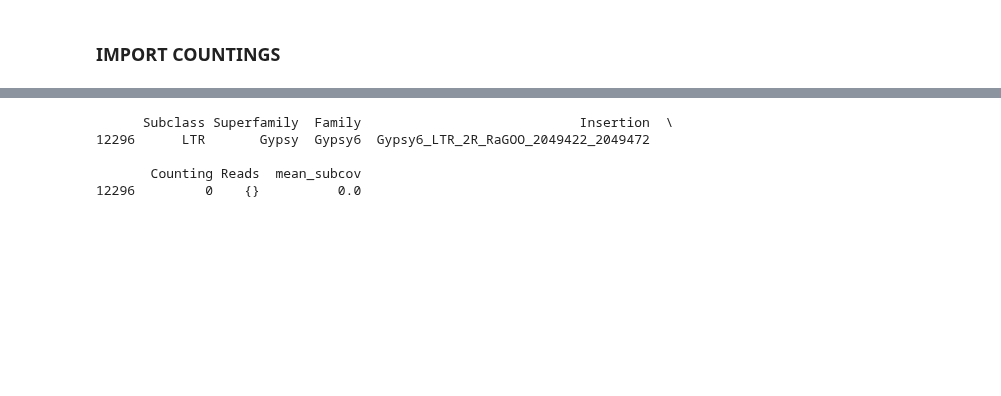
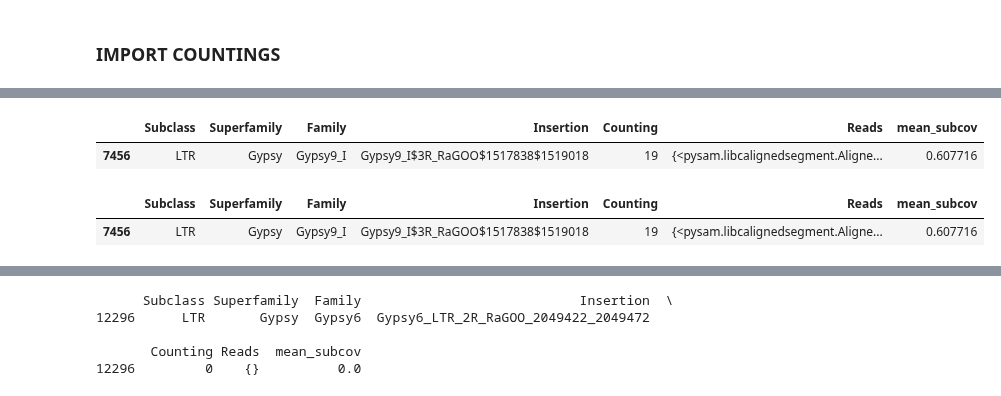
Before and after one commit to EricAmren/TE_LR_RNAseq, a Jupyter notebook: TE_LR_RNAseq_notebook.ipynb, the cells around one changed output, grey strips where cells are left out. Saved outputs shown, nothing was run; the diff lists cells and outputs as text; code cells hidden in the pictures; blank space fills up the shorter version.

```diff
--- a/TE_LR_RNAseq_notebook.ipynb
+++ b/TE_LR_RNAseq_notebook.ipynb
@@ -954 +977,11 @@ def draw_sunburst(df):
+# %%
+filtered_FC29_counting_df_v2[filtered_FC29_counting_df_v2["Insertion"] == "Gypsy9_I$3R_RaGOO$1517838$1519018"]
+# %% [output]
+|  | Subclass | Superfamily | Family | Insertion | Counting | Reads | mean_subcov |
+| 7456 | LTR | Gypsy | Gypsy9_I | Gypsy9_I$3R_RaGOO$1517838$1519018 | 19 | {<pysam.libcalignedsegment.Aligne... | 0.607716 |
+# %%
+filtered_FC29_counting_df_v2[filtered_FC29_counting_df_v2["Insertion"] == "Gypsy9_I$3R_RaGOO$1517838$1519018"]
+# %% [output]
+|  | Subclass | Superfamily | Family | Insertion | Counting | Reads | mean_subcov |
+| 7456 | LTR | Gypsy | Gypsy9_I | Gypsy9_I$3R_RaGOO$1517838$1519018 | 19 | {<pysam.libcalignedsegment.Aligne... | 0.607716 |
 # %%
```
Also changed, not shown: parts of 16 cells of this notebook, 9 other files.
